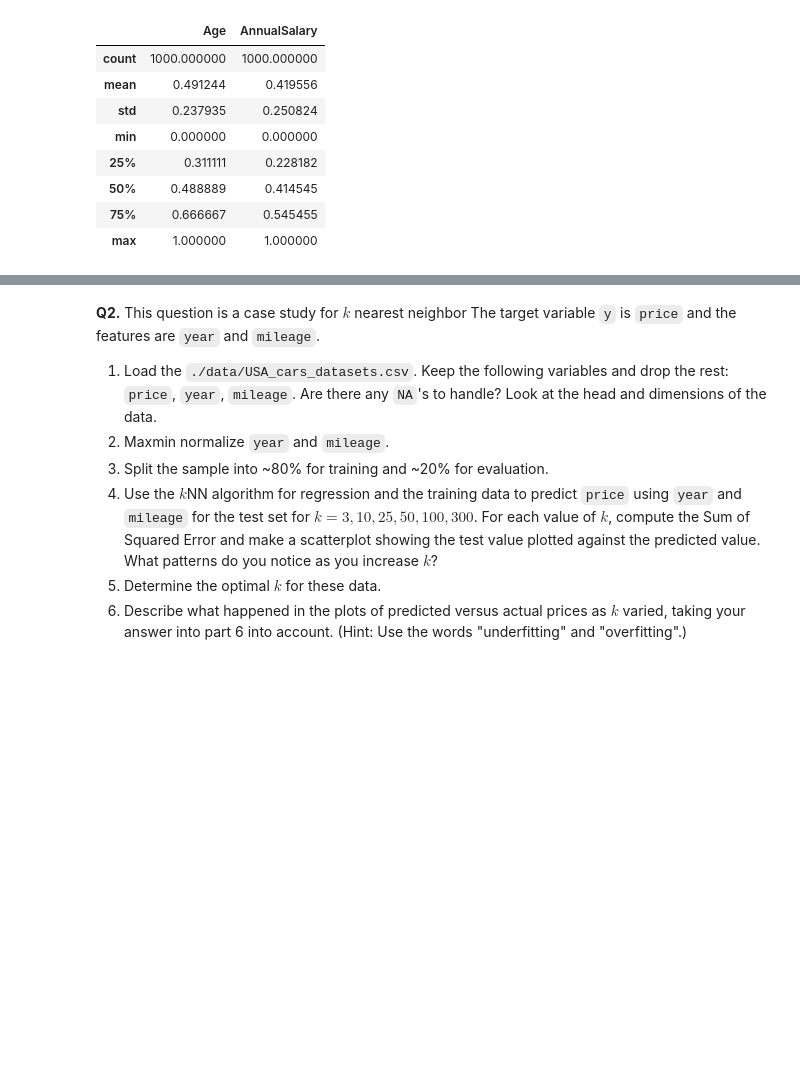
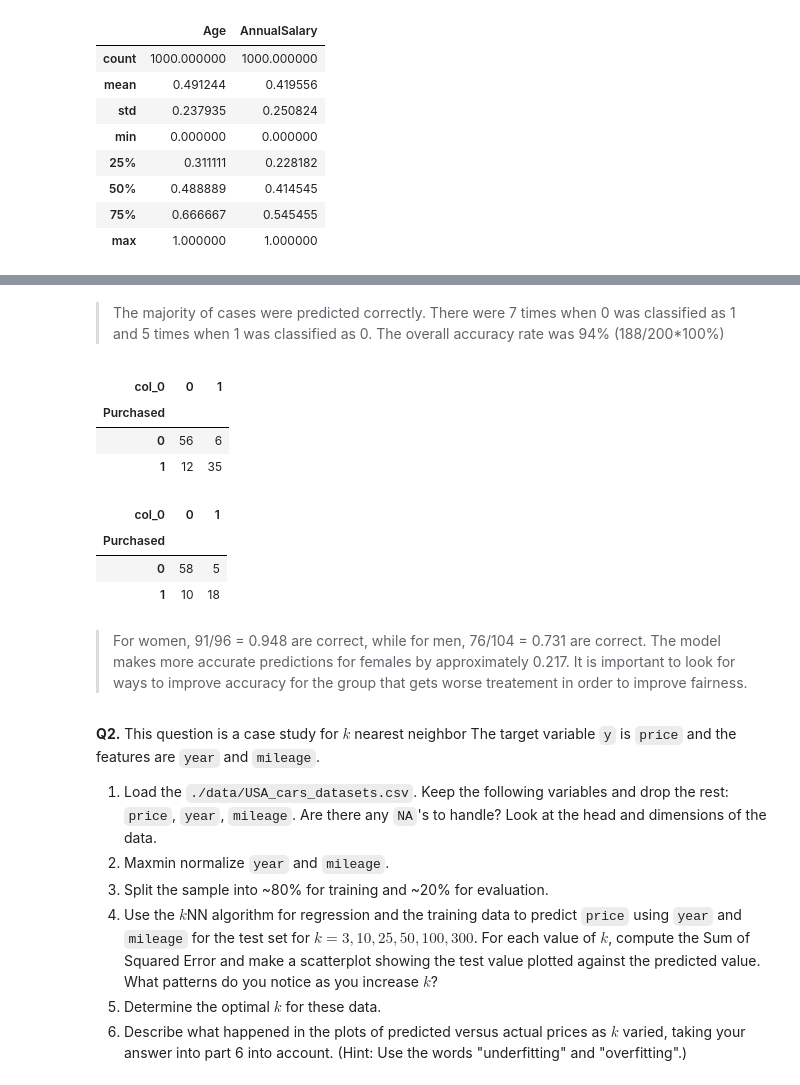
Before and after one commit to zoevw/assignment3, a Jupyter notebook: assignment_knn_and_kmc.ipynb, the cells around one changed output, grey strips where cells are left out. Cells and saved outputs as stored; diff of their text form; code cells hidden in the pictures; blank space fills up the shorter version.

```diff
--- a/assignment_knn_and_kmc.ipynb
+++ b/assignment_knn_and_kmc.ipynb
@@ -80,3 +125,40 @@ X.describe()
+# %% [markdown]
+
+
+> The majority of cases were predicted correctly. There were 7 times when 0 was classified as 1 and 5 times when 1 was classified as 0. The overall accuracy rate was 94% (188/200*100%)
+# %%
+#1.7
+from sklearn.model_selection import train_test_split
+vars = ['Age','AnnualSalary','Gender']
+X=df.loc[:,vars]
+y=df['Purchased']
+X_train,X_test,y_train,y_test = train_test_split(X,y,test_size=.2,random_state=1)
+
+model=KNeighborsClassifier(n_neighbors=9)
+fitted_model=model.fit(X_train.drop('Gender',axis=1),y_train)
+y_hat=fitted_model.predict(X_test.drop('Gender',axis=1))
+
+y_hat_M = y_hat[X_test['Gender']=='Male']
+y_hat_F=y_hat[X_test['Gender']=='Female']
+y_M=y_test[X_test['Gender']=='Male']
+y_F=y_test[X_test['Gender']=='Female']
+pd.crosstab(y_F,y_hat_F)
+# %% [output]
+| col_0 | 0 | 1 |
+| Purchased |  |  |
+| 0 | 56 | 6 |
+| 1 | 12 | 35 |
+# %%
+pd.crosstab(y_M,y_hat_M)
+# %% [output]
+| col_0 | 0 | 1 |
+| Purchased |  |  |
+| 0 | 58 | 5 |
+| 1 | 10 | 18 |
+# %% [markdown]
+
+
+> For women, 91/96 = 0.948 are correct, while for men, 76/104 = 0.731 are correct. The model makes more accurate predictions for females by approximately 0.217. It is important to look for ways to improve accuracy for the group that gets worse treatement in order to improve fairness.
 # %% [markdown]
 **Q2.** This question is a case study for $k$ nearest neighbor The target variable `y` is `price` and the features are `year` and `mileage`.
 
```
Also changed, not shown: parts of 4 cells of this notebook.
